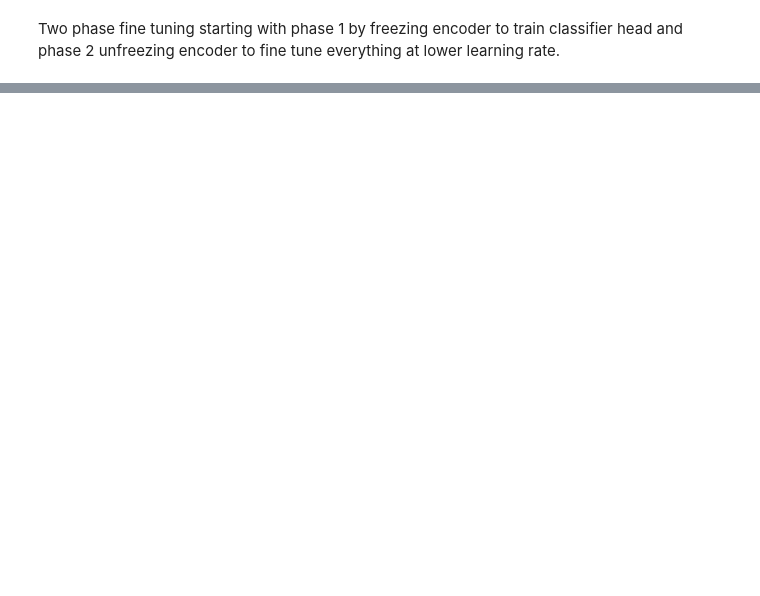
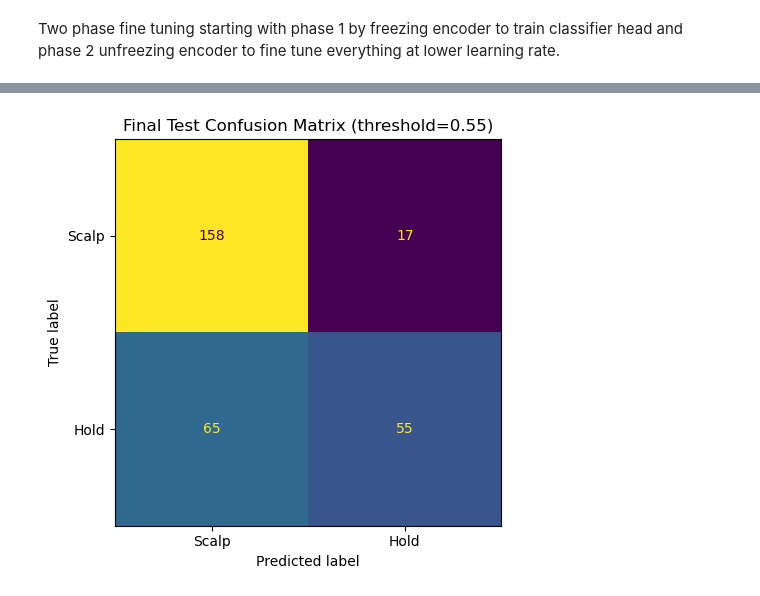
Before and after one commit to navanodonavan/Adaptive_Scalping_Parameter_Optimizer_ML_MSAAI590, a Jupyter notebook: 0.3 Transformer Fine Tuning.ipynb, the cells around one changed output, grey strips where cells are left out. Saved outputs shown, nothing was run; the diff lists cells and outputs as text; code cells hidden in the pictures; blank space fills up the shorter version.

Commit message:
updated operating threshold to 0.55

```diff
--- a/0.3 Transformer Fine Tuning.ipynb
+++ b/0.3 Transformer Fine Tuning.ipynb
@@ -474,0 +556,24 @@ ROC-AUC : 0.8033
+# %%
+OPERATING_THRESHOLD = 0.55
+
+# score test set
+test_probs, test_labels = [], []
+
+with torch.no_grad():
+    for x_batch, sid_batch, ef_batch, y_batch in test_loader:
+        x_batch = x_batch.to(DEVICE)
+        sid_batch = sid_batch.to(DEVICE)
+        ef_batch = ef_batch.to(DEVICE)
+
+        logits = model(x_batch, sid_batch, ef_batch)
+        probs = torch.sigmoid(logits).cpu().numpy()
+
+        test_probs.extend(probs)
+        test_labels.extend(y_batch.numpy().astype(int))
+
+test_probs = np.array(test_probs)
+test_labels = np.array(test_labels)
+test_preds = (test_probs >= OPERATING_THRESHOLD).astype(int)
+
+print(classification_report(test_labels, test_preds, target_names=["Scalp", "Hold"], digits=3))
+print(f"Test ROC-AUC: {roc_auc_score(test_labels, test_probs):.4f}")
@@ -517,6 +592,0 @@ plt.show()
-# %%
-# tradeoff table
-print(f"\n{'Threshold':>10} {'Precision':>10} {'Recall':>8} {'F1':>8} {'Hold Calls':>12}")
-for t, p, r, f in zip(thresholds, prec_vals, rec_vals, f1_vals):
-    n_hold = (all_probs > t).sum()
-    print(f"{t:>10.2f} {p:>10.3f} {r:>8.3f} {f:>8.3f} {n_hold:>12}")
@@ -587,0 +593,10 @@ val     95    289  0.329
+# %%
+# confusion matrix
+cm = confusion_matrix(test_labels, test_preds)
+disp = ConfusionMatrixDisplay(cm, display_labels=["Scalp", "Hold"])
+disp.plot(colorbar=False)
+plt.title(f"Final Test Confusion Matrix (threshold={OPERATING_THRESHOLD:.2f})")
+plt.tight_layout()
+plt.show()
+# %% [output]
+[figure, added]
```
Also changed, not shown: parts of 17 cells of this notebook.
